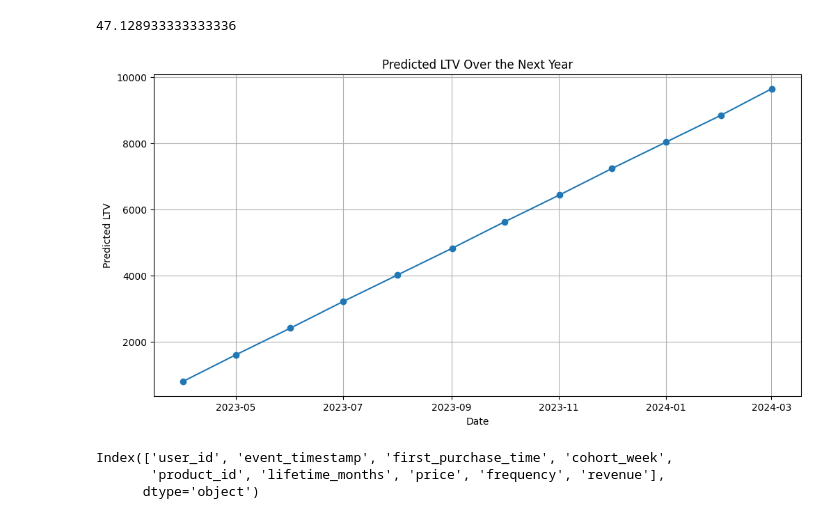
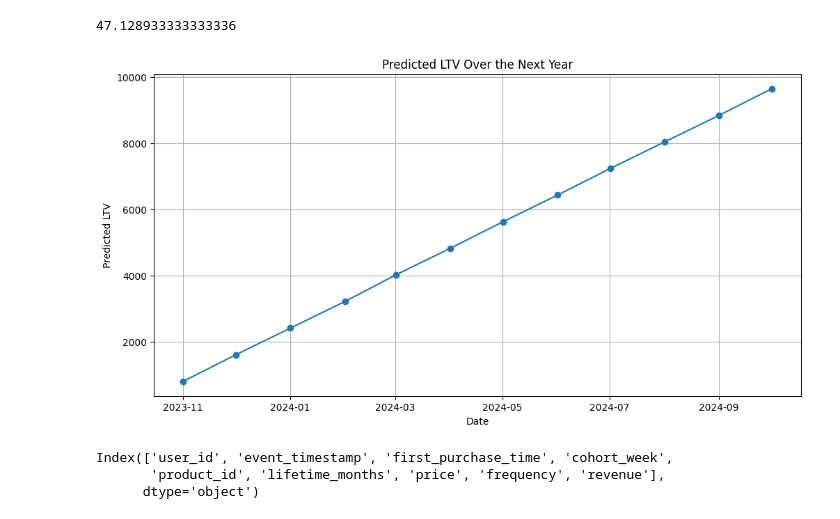
Before and after one commit to LiudmylaKulinchenko/mobileapp-abtest-ltv, a Jupyter notebook: notebooks/lvt_prediction.ipynb, the cells around one changed output. Cells and saved outputs as stored; diff of their text form; code cells hidden in the pictures.

```diff
--- a/notebooks/lvt_prediction.ipynb
+++ b/notebooks/lvt_prediction.ipynb
@@ -24,9 +24,13 @@ df[["event_timestamp", "first_purchase_time", "cohort_week"]] = df[
     ["event_timestamp", "first_purchase_time", "cohort_week"]
 ].apply(pd.to_datetime)
 
-summary_df[["event_timestamp", "first_purchase_time", "cohort_week", "prediction_period"]] = summary_df[
+summary_df[
     ["event_timestamp", "first_purchase_time", "cohort_week", "prediction_period"]
-].apply(pd.to_datetime)
+] = summary_df[
+    ["event_timestamp", "first_purchase_time", "cohort_week", "prediction_period"]
+].apply(
+    pd.to_datetime
+)
 
 df.info()
 # %% [output]
@@ -68,8 +72,10 @@ dtypes: datetime64[ns](4), float64(9), object(2)
 memory usage: 150.0+ KB
 # %%
 prediction_months = 12
-prediction_start_date = summary_df["event_timestamp"].min()
-average_transaction_value = summary_df["revenue"].sum() / summary_df["event_timestamp"].count()
+prediction_start_date = summary_df["event_timestamp"].max()
+average_transaction_value = (
+    summary_df["revenue"].sum() / summary_df["event_timestamp"].count()
+)
 
 average_transaction_value
 # %% [output]
@@ -77,36 +83,34 @@ average_transaction_value
 # %%
 # We need to ensure predictions are aggregated properly:
 monthly_ltv_predictions = []
 for t in range(1, prediction_months + 1):
     monthly_predictions = bgf.conditional_expected_number_of_purchases_up_to_time(
-        t,
-        summary_df["frequency"],
-        summary_df["recency"],
-        summary_df["T"]
+        t, summary_df["frequency"], summary_df["recency"], summary_df["T"]
     )
     # Aggregate predictions for the month across all customers and multiply by average transaction value
     total_predicted_ltv = np.sum(monthly_predictions) * average_transaction_value
     monthly_ltv_predictions.append(total_predicted_ltv)
 
 # Dates for plotting
-prediction_dates = pd.date_range(start=prediction_start_date, periods=prediction_months, freq='MS')
+prediction_dates = pd.date_range(
+    start=prediction_start_date, periods=prediction_months, freq="MS"
+)
 
 # Create a DataFrame for plotting
-predictions_df = pd.DataFrame({
-    'Date': prediction_dates,
-    'Predicted LTV': monthly_ltv_predictions
-})
+predictions_df = pd.DataFrame(
+    {"Date": prediction_dates, "Predicted LTV": monthly_ltv_predictions}
+)
 
 # Plot the predictions
 plt.figure(figsize=(12, 6))
-plt.plot(predictions_df['Date'], predictions_df['Predicted LTV'], marker='o')
-plt.title('Predicted LTV Over the Next Year')
-plt.xlabel('Date')
-plt.ylabel('Predicted LTV')
+plt.plot(predictions_df["Date"], predictions_df["Predicted LTV"], marker="o")
+plt.title("Predicted LTV Over the Next Year")
+plt.xlabel("Date")
+plt.ylabel("Predicted LTV")
 plt.grid(True)
 plt.show()
 # %% [output]
-[figure, old version]
+[figure, new version]
 # %%
 df.columns
 # %% [output]
```
Also changed, not shown: parts of 4 cells of this notebook, 3 other files.
